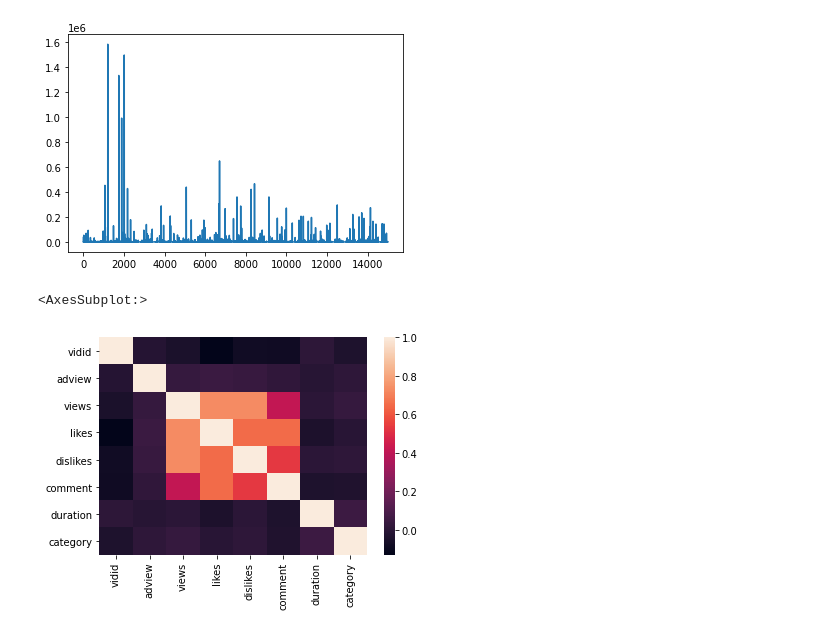
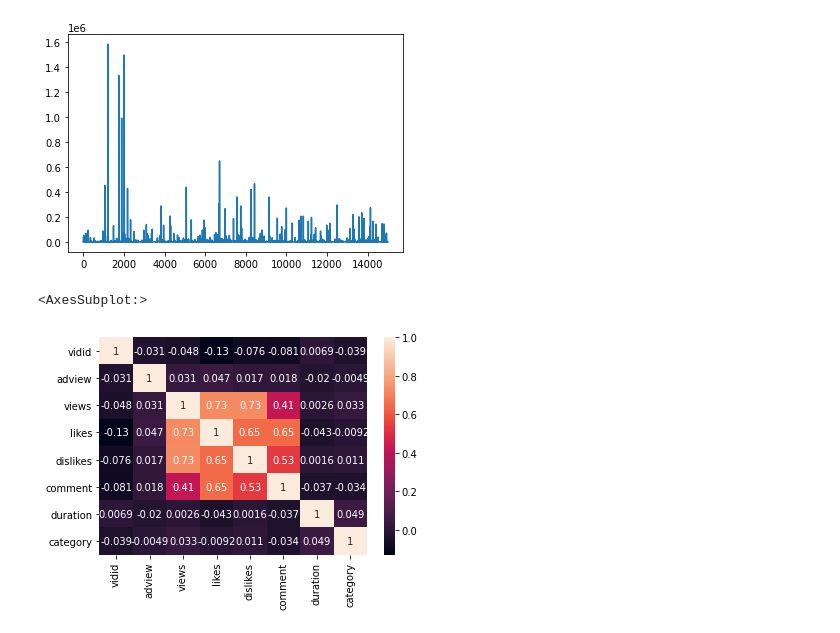
Before and after one commit to imveeru/ml-intern-assignment, a Jupyter notebook: youtube adview prediction.ipynb, the cells around one changed output. Drawn from its saved outputs; the diff is of its cells as text; code cells hidden in the pictures.

```diff
--- a/youtube adview prediction.ipynb
+++ b/youtube adview prediction.ipynb
@@ -261,7 +261,7 @@ plt.show()
 [figure]
 # %%
 corr=df.corr()
-sns.heatmap(corr,mask=np.zeros_like(corr,dtype=bool))
+sns.heatmap(corr,mask=np.zeros_like(corr,dtype=np.bool),annot=True)
 # %% [output]
 <AxesSubplot:>
-[figure, old version]
+[figure, new version]
```
Also changed, not shown: parts of 1 cell of this notebook.
